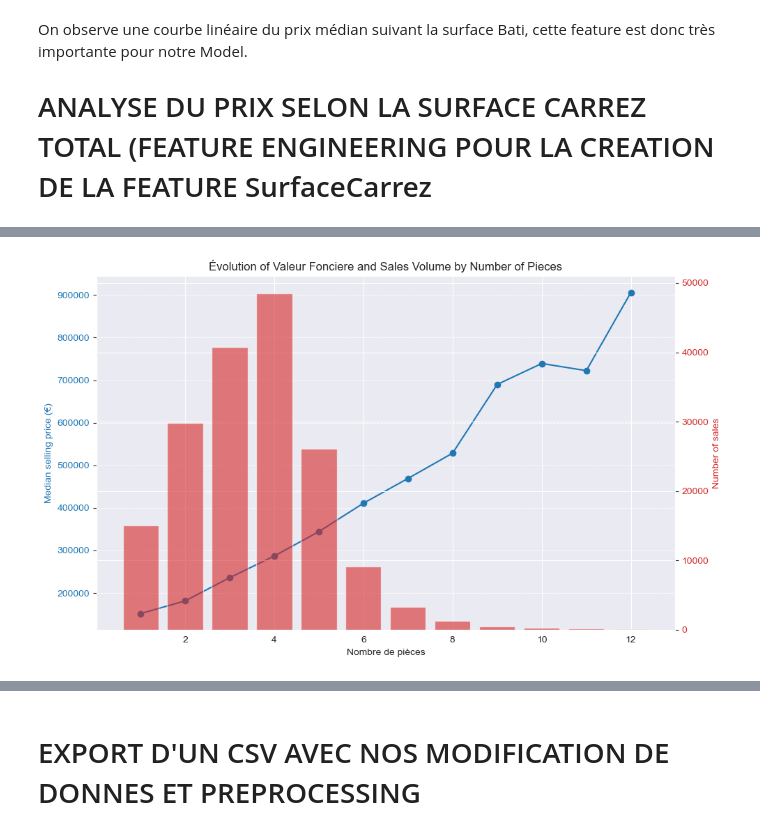
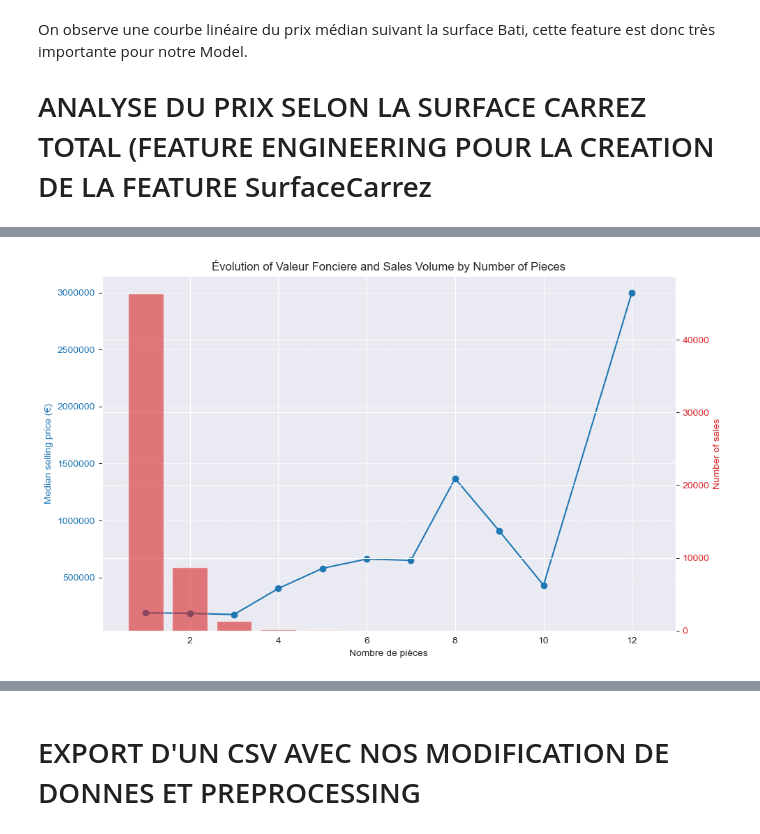
Before and after one commit to Jonathan2433/DOMO_DATA_PRICE_PREDICTION, a Jupyter notebook: NOTEBOOKS/00_DATA_ANALYSE_OF_PRICES.ipynb, the cells around one changed output, grey strips where cells are left out. Saved outputs shown, nothing was run; the diff lists cells and outputs as text; code cells hidden in the pictures.

```diff
--- a/NOTEBOOKS/00_DATA_ANALYSE_OF_PRICES.ipynb
+++ b/NOTEBOOKS/00_DATA_ANALYSE_OF_PRICES.ipynb
@@ -153,10 +110,10 @@ df.describe()
  ### AJOUT D'UNE FOURCHETTE DE PRIX
 # %%
 # Définir les tranches de valeur foncière
-bins = [50000, 100000, 150000, 200000, 250000, 300000, 400000, 500000, 600000, 750000, 1000000, 1500000, 2000000, 3000000, 4000000, 5000000, 6000000, df['ValeurFonciere'].max()]
+bins = [50000, 100000, 150000, 200000, 250000, 300000, 400000, 500000, 600000, 750000, 1000000, 1500000, 2000000, 3000000, 4000000, 5000000, 6000000, df['Prix'].max()]
 
 # Utiliser cut pour créer une nouvelle colonne 'Tranche'
-df['slice'] = pd.cut(df['ValeurFonciere'], bins=bins, right=False)
+df['slice'] = pd.cut(df['Prix'], bins=bins, right=False)
 # %% [markdown]
 ### AFFICHAGE DU NOMBRE DE BIENS PAR FOURCHETTE DE PRIX DE VENTE
 # %%
@@ -204,16 +161,16 @@ plt.show()
 ### FEATURES ENGINEERING POUR CREER DE NOUVELLES FEATURES TEMPORELLES
 # %%
 # Convertir la colonne 'DateMutation' en datetime si ce n'est pas déjà fait
-df['DateMutation'] = pd.to_datetime(df['DateMutation'])
+df['Date'] = pd.to_datetime(df['Date'])
 
 # Extraire le numéro du trimestre de chaque date
-df['quarter'] = df['DateMutation'].dt.quarter
+df['quarter'] = df['Date'].dt.quarter
 
 # Extraire l'année
-df['Year'] = df['DateMutation'].dt.year
+df['Year'] = df['Date'].dt.year
 
 # Extraire le mois
-df['Month'] = df['DateMutation'].dt.month
+df['Month'] = df['Date'].dt.month
 
 df
 # %% [output]
@@ -506,10 +463,10 @@ On observe un nombre d'individu par tranche de surface terrain similaire qui est
 
 # Découpez la surface du terrain en tranches égales selon les quantiles
 # Notez que nous utilisons `duplicates='drop'` pour éviter les erreurs dans les cas où il y aurait des quantiles identiques
-df['SurfaceBatiCat'] = pd.qcut(df['SurfaceReelleBati'], q=10, duplicates='drop')
+df['SurfaceBatiCat'] = pd.qcut(df['SurfaceBati'], q=10, duplicates='drop')
 
 # Calculez le prix médian de vente pour chaque tranche de surface de terrain
-prix_moyen_par_surface_bati = df.groupby('SurfaceBatiCat')['ValeurFonciere'].median()
+prix_moyen_par_surface_bati = df.groupby('SurfaceBatiCat')['Prix'].median()
 
 # Calculez la volumétrie des biens pour chaque tranche de surface de terrain
 volumetrie_par_surface_bati = df['SurfaceBatiCat'].value_counts().reindex(prix_moyen_par_surface_bati.index)
@@ -550,9 +507,6 @@ On observe une courbe linéaire du prix médian suivant la surface Bati, cette f
 
 # ANALYSE DU PRIX SELON LA SURFACE CARREZ TOTAL (FEATURE ENGINEERING POUR LA CREATION DE LA FEATURE SurfaceCarrez
 # %%
-# Calcul de la surface carrez totale
-df['SurfaceCarrez'] = df['SurfaceCarrez1erLot'] + df['SurfaceCarrez2emeLot'] + df['SurfaceCarrez3emeLot'] + df['SurfaceCarrez4emeLot'] + df['SurfaceCarrez5emeLot']
-
 # On garde seulement pour cette analys les biens avec une surface carrez
 biens_carrez = df[(df['SurfaceCarrez'] > 0)]
 
@@ -561,7 +515,7 @@ biens_carrez = df[(df['SurfaceCarrez'] > 0)]
 biens_carrez['SurfaceCarrezCat'] = pd.qcut(biens_carrez['SurfaceCarrez'], q=50, duplicates='drop')
 
 # Calculez le prix médian de vente pour chaque tranche de surface de terrain
-prix_moyen_par_surface_carrez = biens_carrez.groupby('SurfaceCarrezCat')['ValeurFonciere'].median()
+prix_moyen_par_surface_carrez = biens_carrez.groupby('SurfaceCarrezCat')['Prix'].median()
 
 # Calculez la volumétrie des biens pour chaque tranche de surface de terrain
 volumetrie_par_surface_carrez = biens_carrez['SurfaceCarrezCat'].value_counts().reindex(prix_moyen_par_surface_carrez.index)
@@ -709,37 +563,37 @@ Todo
 bien_avec_pieces = df[(df['NombrePiecesPrincipales'] > 0) & (df['NombrePiecesPrincipales'] < 13)]
 
 # Calculer le prix médian par nombre de pieces
-average_price_per_pieces = bien_avec_pieces.groupby('NombrePiecesPrincipales')['ValeurFonciere'].median()
+average_price_per_pieces = bien_avec_pieces.groupby('NombrePiecesPrincipales')['Prix'].median()
 
 # Calculer la volumétrie des ventes par mois
 sales_volume_per_pieces = bien_avec_pieces.groupby('NombrePiecesPrincipales').size()
 
 # Créer une figure et un premier axe pour le line plot
 fig, ax1 = plt.subplots(figsize=(10, 6))
 
 color = 'tab:blue'
 ax1.set_xlabel('Nombre de pièces')
 ax1.set_ylabel('Median selling price (€)', color=color)
 ax1.plot(average_price_per_pieces.index, average_price_per_pieces, marker='o', color=color)
 ax1.tick_params(axis='y', labelcolor=color)
 ax1.ticklabel_format(style='plain', axis='y')
 
 # Créer un second axe pour le bar chart
 ax2 = ax1.twinx()
 color = 'tab:red'
 ax2.set_ylabel('Number of sales', color=color)
 ax2.bar(sales_volume_per_pieces.index, sales_volume_per_pieces, color=color, alpha=0.6, label='Number of Sales')  # corrected line
 ax2.tick_params(axis='y', labelcolor=color)
 
 # Ajouter des titres et du grid
 plt.title('Évolution of Valeur Fonciere and Sales Volume by Number of Pieces')
 ax1.grid(axis='y', linestyle='--', linewidth=0.7)
 
 # Montrer le graphique
 fig.tight_layout()
 plt.show()
 # %% [output]
-[figure, old version]
+[figure, new version]
 # %% [markdown]
 ### CONCLUSIONS
 
```
Also changed, not shown: parts of 28 cells of this notebook, 6 other files.
